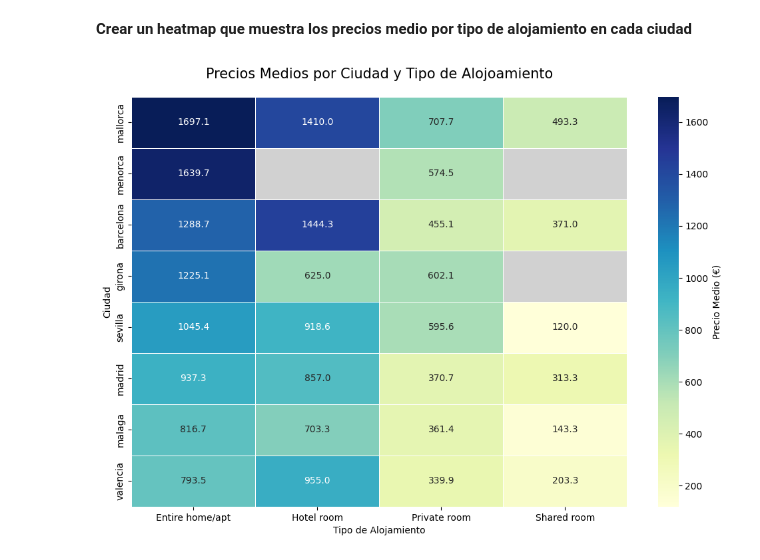
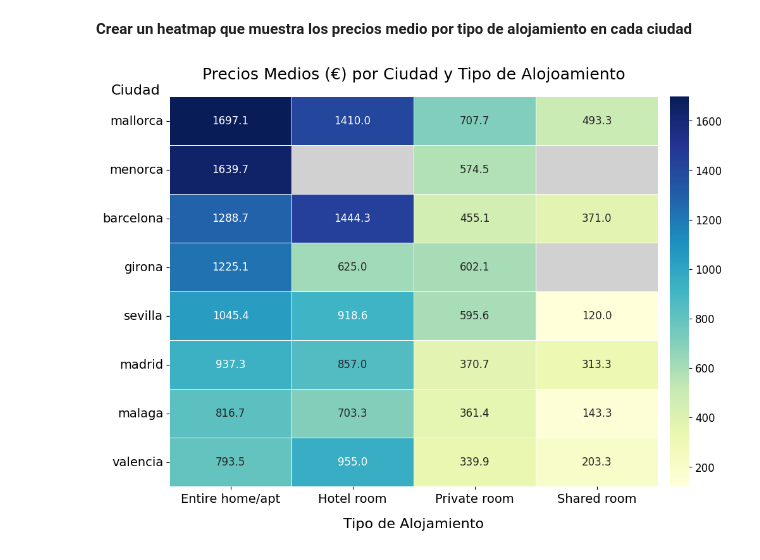
Before and after one commit to esrakesken/turismo-espana-it-academy, a Jupyter notebook: Scripts/AnalisisMarketing19012026.ipynb, the cells around one changed output. Drawn from its saved outputs; the diff is of its cells as text; code cells hidden in the pictures.

Commit message:
Mejorar visualizacion de analisis Marketing

```diff
--- a/Scripts/AnalisisMarketing19012026.ipynb
+++ b/Scripts/AnalisisMarketing19012026.ipynb
@@ -19,28 +19,35 @@ df = pd.read_csv(ruta)
 # %%
 # 1. Matriz de precios medios
 precios_matrix = df.pivot_table(index='city', columns='room_type', values='price', aggfunc='mean').sort_values("Entire home/apt", ascending = False)
 
 # 2. Matriz de etiquetas personalizada (Números o N/A)
 labels = precios_matrix.map(lambda v: f"{v:.1f}" if not np.isnan(v) else "N/A")
 
 # 3. Configuración del gráfico
 plt.figure(figsize=(12, 8))
 plt.gca().set_facecolor('#d1d1d1') # Fondo gris para los N/A
 
 # 4. Heatmap con escala de azules
-sns.heatmap(
+g = sns.heatmap(
     precios_matrix,
     annot=labels,
+    annot_kws={"fontsize": 12},
     fmt="",
     cmap="YlGnBu",      # Escala de azules/verdes
     linewidths=.5,
     mask=precios_matrix.isnull(),
-    cbar_kws={'label': 'Precio Medio (€)'}
+    cbar_kws={"pad": 0.02}
 )
 
-plt.title('Precios Medios por Ciudad y Tipo de Alojoamiento', pad=20, fontsize=15)
-plt.xlabel('Tipo de Alojamiento')
-plt.ylabel('Ciudad')
+plt.title('Precios Medios (€) por Ciudad y Tipo de Alojoamiento', pad=20, fontsize=18)
+plt.xlabel('Tipo de Alojamiento', fontsize = 16, labelpad = 15)
+plt.ylabel('Ciudad', fontsize = 16, rotation = 0, ha = 'left', y = 1, labelpad=-10)
+plt.xticks(fontsize = 14)
+plt.yticks(fontsize = 14, rotation = 0)
+
+# configurar tamaño de textos en el colorbar
+cbar = g.collections[0].colorbar
+cbar.ax.tick_params(labelsize=12)
 plt.show()
 # %% [output]
-[figure, old version]
+[figure, new version]
```
